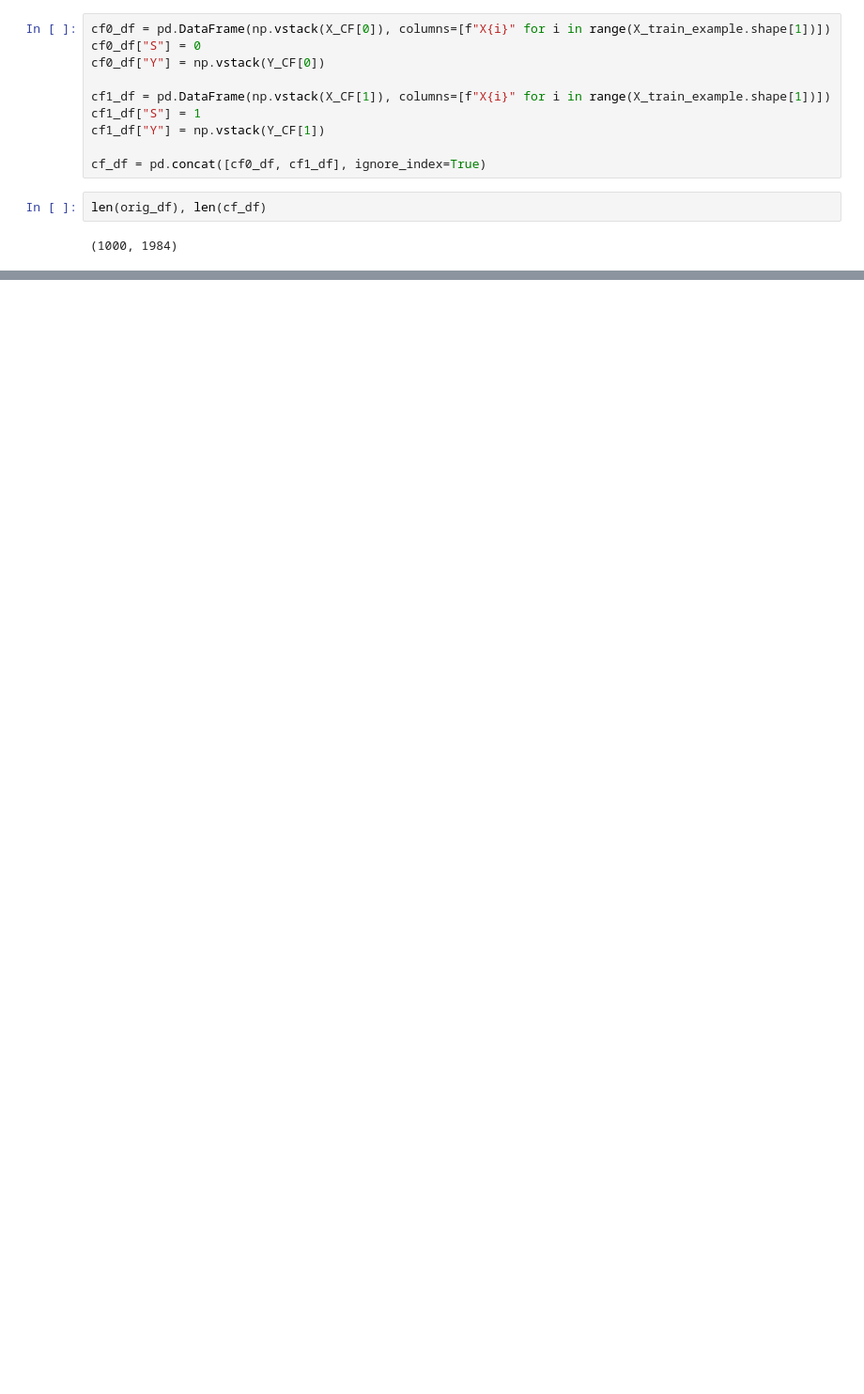
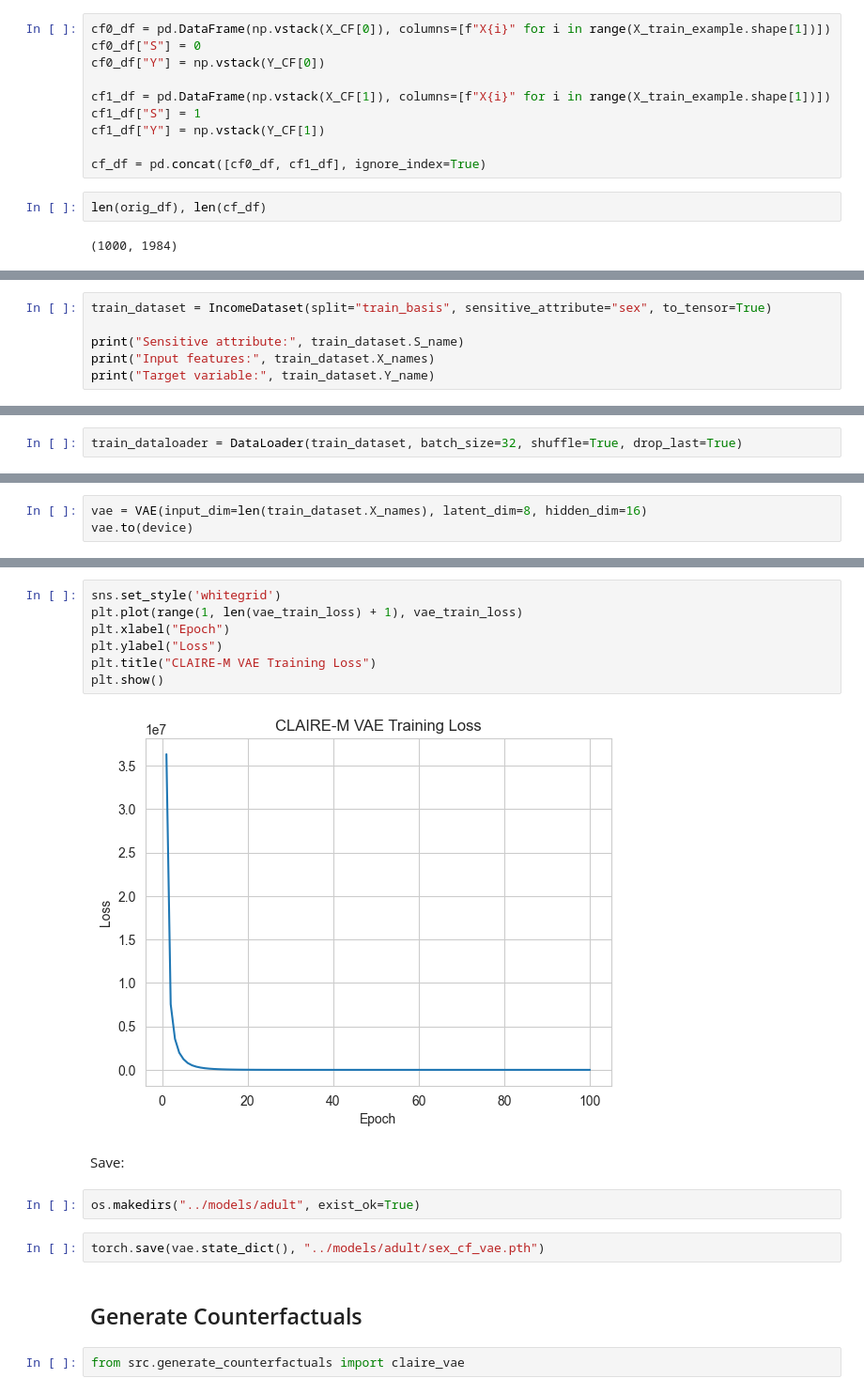
Before and after one commit to dianaggomez/FADE_extension, a Jupyter notebook: notebooks/CF_CLAIRE_VAE.ipynb, the cells around one changed output, grey strips where cells are left out. Shown at 94% size. Cells and saved outputs as stored; diff of their text form; blank space fills up the shorter version.

```diff
--- a/notebooks/CF_CLAIRE_VAE.ipynb
+++ b/notebooks/CF_CLAIRE_VAE.ipynb
@@ -215,0 +255,6 @@ Text(0.5, 0.98, 'Distribution of Generated Counterfactual Data')
+# %%
+train_dataset = IncomeDataset(split="train_basis", sensitive_attribute="sex", to_tensor=True)
+
+print("Sensitive attribute:", train_dataset.S_name)
+print("Input features:", train_dataset.X_names)
+print("Target variable:", train_dataset.Y_name)
@@ -215,0 +273,2 @@ Text(0.5, 0.98, 'Distribution of Generated Counterfactual Data')
+# %%
+train_dataloader = DataLoader(train_dataset, batch_size=32, shuffle=True, drop_last=True)
@@ -215,0 +285,3 @@ Text(0.5, 0.98, 'Distribution of Generated Counterfactual Data')
+# %%
+vae = VAE(input_dim=len(train_dataset.X_names), latent_dim=8, hidden_dim=16)
+vae.to(device)
@@ -215,0 +318,19 @@ Text(0.5, 0.98, 'Distribution of Generated Counterfactual Data')
+# %%
+sns.set_style('whitegrid')
+plt.plot(range(1, len(vae_train_loss) + 1), vae_train_loss)
+plt.xlabel("Epoch")
+plt.ylabel("Loss")
+plt.title("CLAIRE-M VAE Training Loss")
+plt.show()
+# %% [output]
+[figure, added]
+# %% [markdown]
+Save:
+# %%
+os.makedirs("../models/adult", exist_ok=True)
+# %%
+torch.save(vae.state_dict(), "../models/adult/sex_cf_vae.pth")
+# %% [markdown]
+## Generate Counterfactuals
+# %%
+from src.generate_counterfactuals import claire_vae
```
Also changed, not shown: parts of 44 cells of this notebook, 4 other files.
